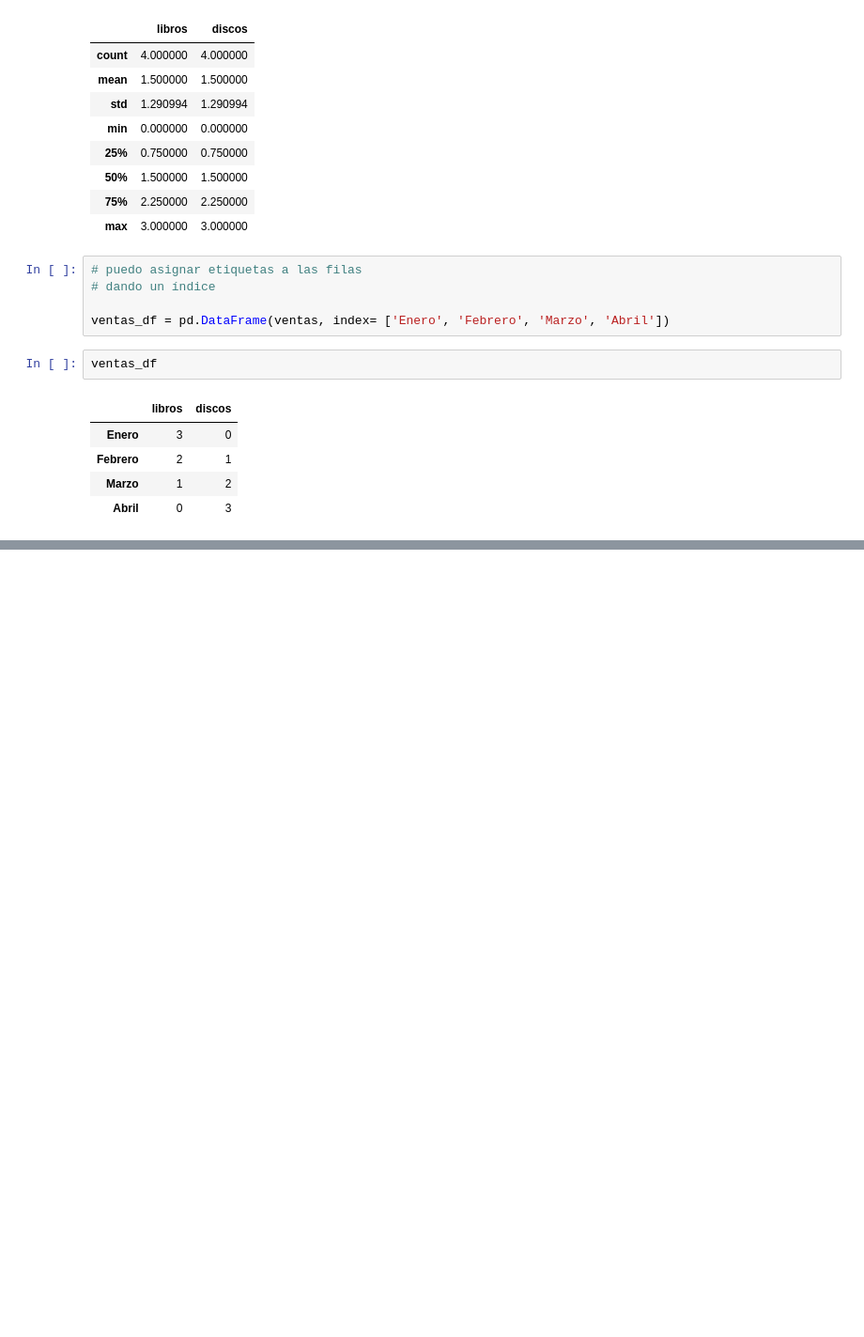
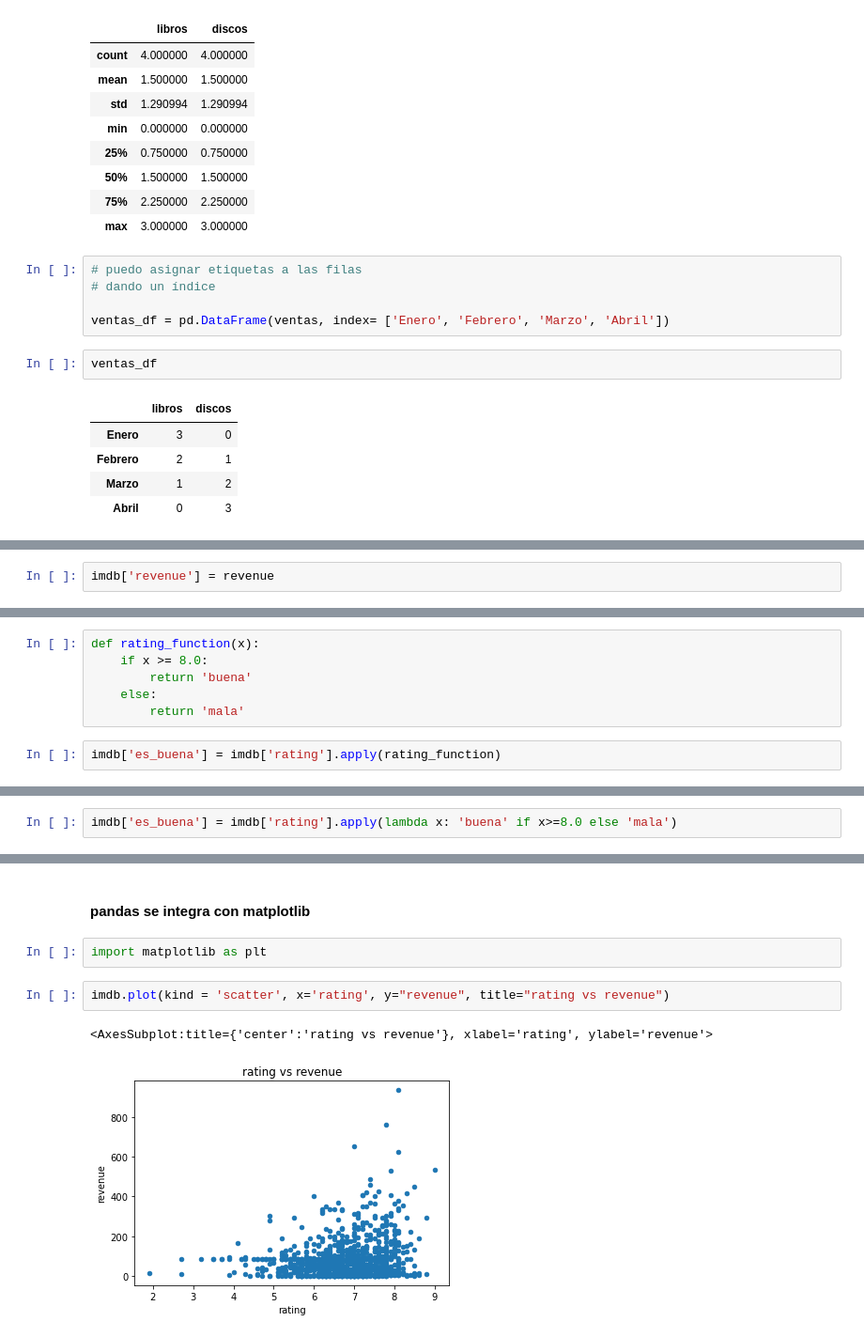
Before and after one commit to amarnathedison/caipc-amarnath, a Jupyter notebook: 01-pandas.ipynb, the cells around one changed output, grey strips where cells are left out. Shown: that part at 94% size. Saved outputs shown, nothing was run; the diff lists cells and outputs as text; blank space fills up the shorter version.

```diff
--- a/01-pandas.ipynb
+++ b/01-pandas.ipynb
@@ -108,0 +385,2 @@ imdb.head()
+# %%
+imdb['revenue'] = revenue
@@ -108,0 +646,8 @@ imdb.head()
+# %%
+def rating_function(x):
+    if x >= 8.0:
+        return 'buena'
+    else:
+        return 'mala'
+# %%
+imdb['es_buena'] = imdb['rating'].apply(rating_function)
@@ -108,0 +671,2 @@ imdb.head()
+# %%
+imdb['es_buena'] = imdb['rating'].apply(lambda x: 'buena' if x>=8.0 else 'mala')
@@ -108,0 +690,9 @@ imdb.head()
+# %% [markdown]
+####  pandas se integra con matplotlib
+# %%
+import matplotlib as plt
+# %%
+imdb.plot(kind = 'scatter', x='rating', y="revenue", title="rating vs revenue")
+# %% [output]
+<AxesSubplot:title={'center':'rating vs revenue'}, xlabel='rating', ylabel='revenue'>
+[figure, added]
```
Also changed, not shown: parts of 75 cells of this notebook, 1 other file.
